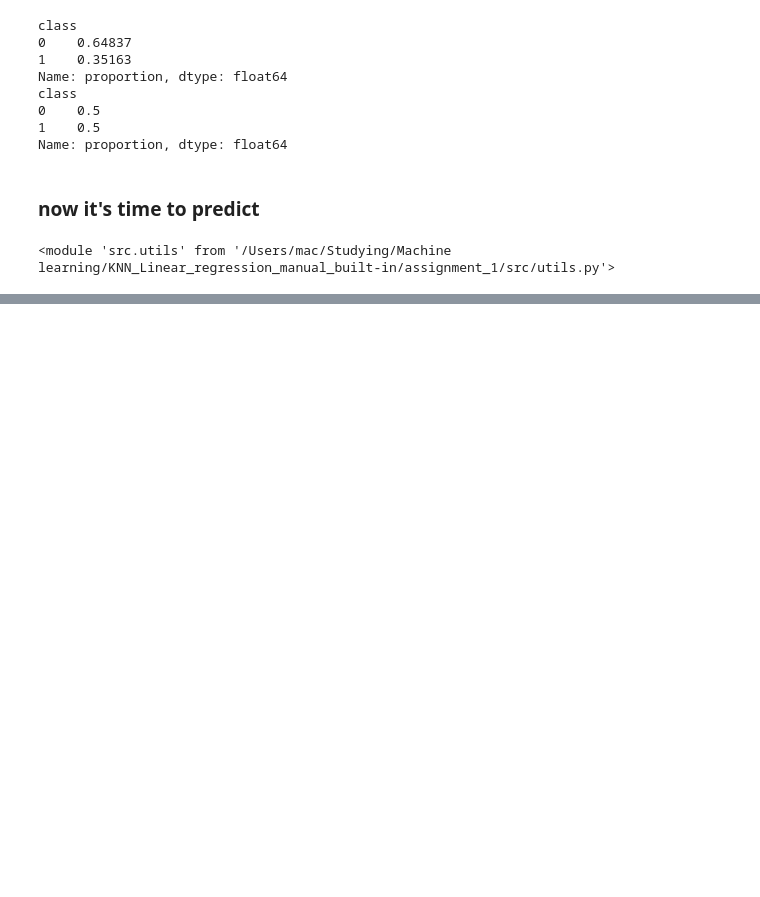
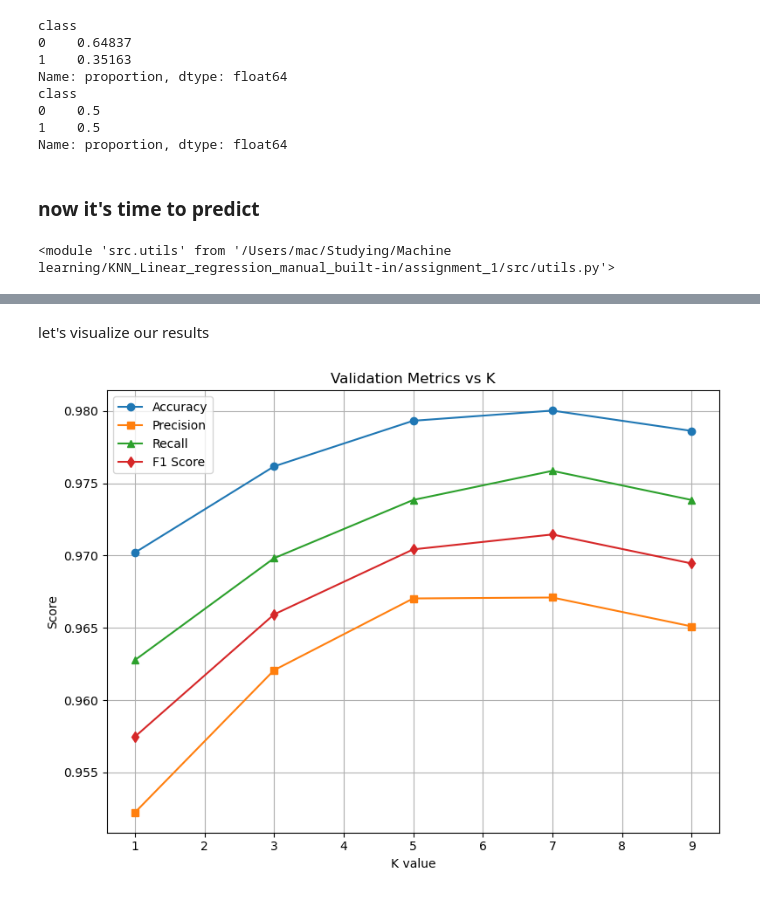
Before and after one commit to o-ronin-o/KNN_Linear_regression_manual_built-in, a Jupyter notebook: assignment_1/notebooks/magic_gamma_knn.ipynb, the cells around one changed output, grey strips where cells are left out. Drawn from its saved outputs; the diff is of its cells as text; code cells hidden in the pictures; blank space fills up the shorter version.

```diff
--- a/assignment_1/notebooks/magic_gamma_knn.ipynb
+++ b/assignment_1/notebooks/magic_gamma_knn.ipynb
@@ -192,0 +193,8 @@ First few values of y_train: [0 0 0 0 0 0 0 0 0 0]
+# %% [markdown]
+let's visualize our results
+# %%
+importlib.reload(src.plots)
+from src.plots import plot_validation_curve
+plot_validation_curve(df_results)
+# %% [output]
+[figure, added]
```
Also changed, not shown: parts of 5 cells of this notebook.
